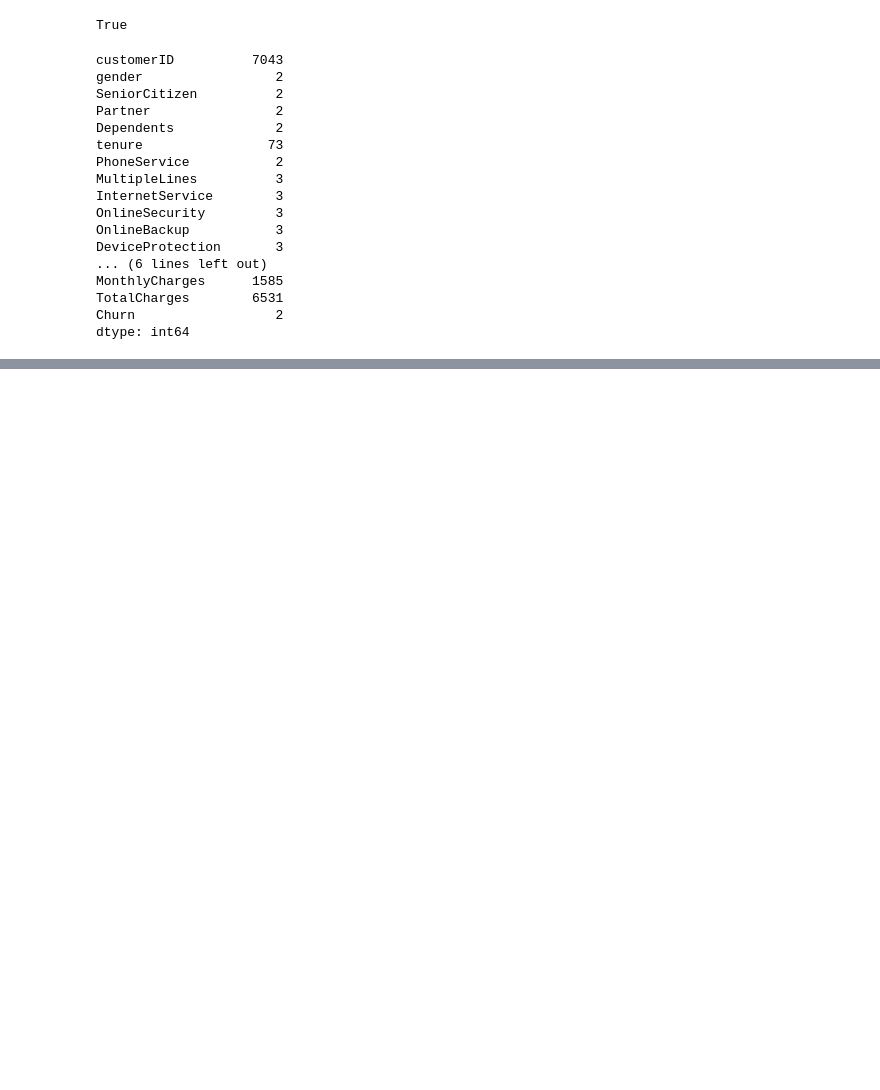
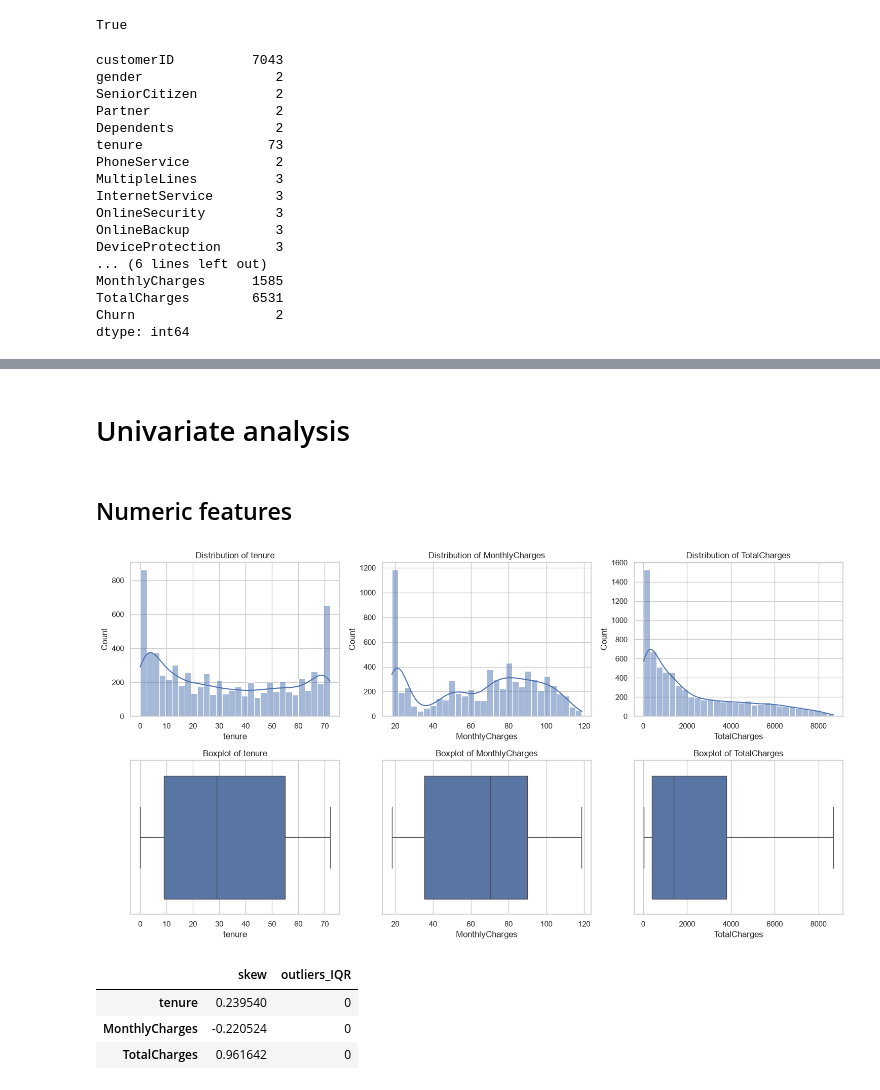
Before and after one commit to askerxD/CM-2604-CW, a Jupyter notebook: notebooks/eda.ipynb, the cells around one changed output, grey strips where cells are left out. Cells and saved outputs as stored; diff of their text form; code cells hidden in the pictures; blank space fills up the shorter version.

```diff
--- a/notebooks/eda.ipynb
+++ b/notebooks/eda.ipynb
@@ -116,0 +220,33 @@ dtype: int64
+# %% [markdown]
+# Univariate analysis
+# %% [markdown]
+## Numeric features
+# %%
+numeric_cols = ['tenure', 'MonthlyCharges', 'TotalCharges']
+# %%
+fig, axes = plt.subplots(2, 3, figsize=(15, 8))
+for i, col in enumerate(numeric_cols):
+    sns.histplot(df[col], kde=True, bins=30, ax=axes[0, i])
+    axes[0, i].set_title(f"Distribution of {col}")
+    sns.boxplot(x=df[col], ax=axes[1, i])
+    axes[1, i].set_title(f"Boxplot of {col}")
+plt.tight_layout()
+saveFigure("02_numeric_univariate")
+plt.show()
+# %% [output]
+[figure, added]
+# %%
+summary = pd.DataFrame({
+    "skew": df[numeric_cols].skew(),
+    "outliers_IQR": [
+        ((df[c] < df[c].quantile(0.25) - 1.5 * (df[c].quantile(0.75) - df[c].quantile(0.25))) |
+         (df[c] > df[c].quantile(0.75) + 1.5 * (df[c].quantile(0.75) - df[c].quantile(0.25)))).sum()
+        for c in numeric_cols
+    ],
+})
+summary
+# %% [output]
+|  | skew | outliers_IQR |
+| tenure | 0.239540 | 0 |
+| MonthlyCharges | -0.220524 | 0 |
+| TotalCharges | 0.961642 | 0 |
```
Also changed, not shown: parts of 55 cells of this notebook, 10 other files.
